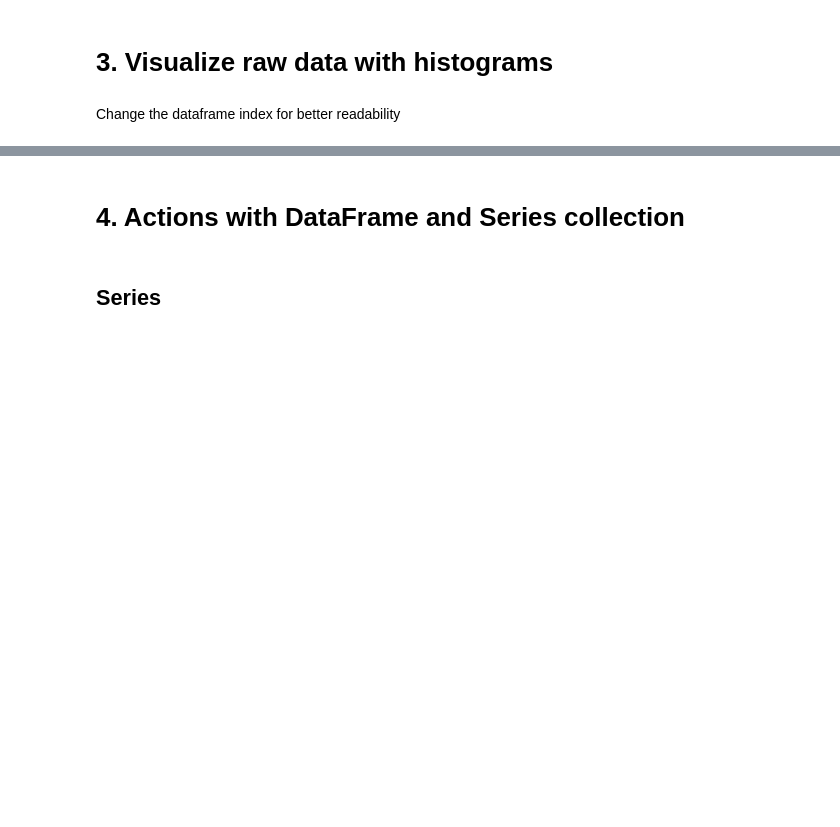
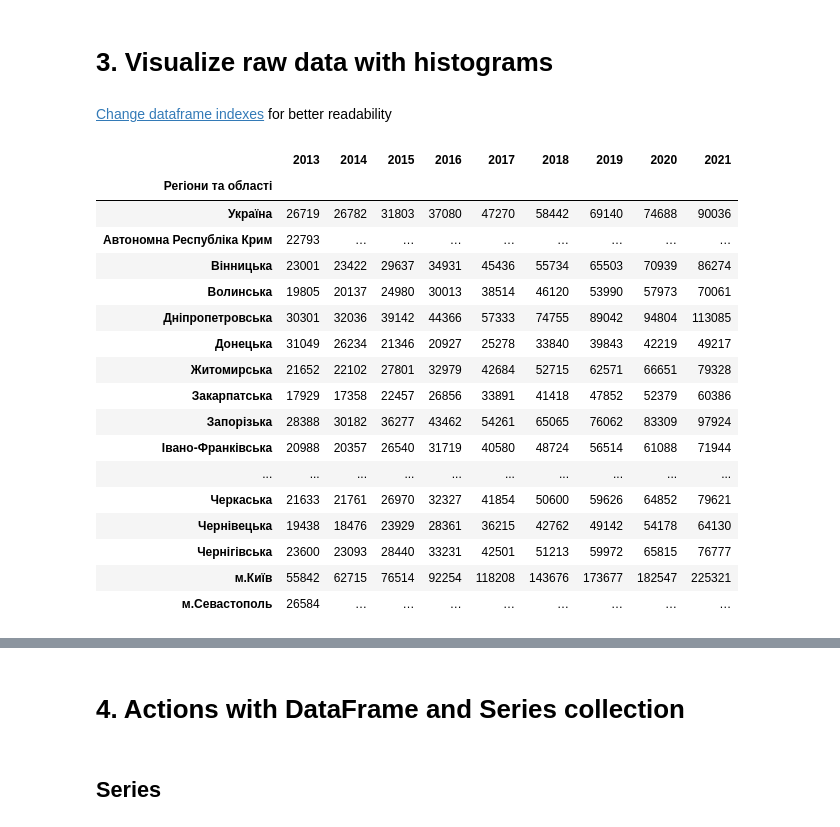
Before and after one commit to smoklien/kpi-machine-learning, a Jupyter notebook: lab-1/src/main.ipynb, the cells around one changed output, grey strips where cells are left out. Drawn from its saved outputs; the diff is of its cells as text; code cells hidden in the pictures; blank space fills up the shorter version.

```diff
--- a/lab-1/src/main.ipynb
+++ b/lab-1/src/main.ipynb
@@ -34,7 +54,31 @@ print(statistics_df)
 # %% [markdown]
 # 3. Visualize raw data with histograms
 # %% [markdown]
-Change the dataframe index for better readability
+[Change dataframe indexes](#5-data-cleaning) for better readability
 # %%
+# reset index and drop old index
+df = raw_df.reset_index(drop=True)
+
 # Sets the desired column 'Регіони та області' as the index (inplace modification)
-raw_df.set_index('Регіони та області', inplace=True)
+df.set_index('Регіони та області', inplace=True)
+
+df
+# %% [output]
+|  | 2013 | 2014 | 2015 | 2016 | 2017 | 2018 | 2019 | 2020 | 2021 |
+| Регіони та області |  |  |  |  |  |  |  |  |  |
+| Україна | 26719 | 26782 | 31803 | 37080 | 47270 | 58442 | 69140 | 74688 | 90036 |
+| Автономна Республіка Крим | 22793 | … | … | … | … | … | … | … | … |
+| Вінницька | 23001 | 23422 | 29637 | 34931 | 45436 | 55734 | 65503 | 70939 | 86274 |
+| Волинська | 19805 | 20137 | 24980 | 30013 | 38514 | 46120 | 53990 | 57973 | 70061 |
+| Дніпропетровська | 30301 | 32036 | 39142 | 44366 | 57333 | 74755 | 89042 | 94804 | 113085 |
+| Донецька | 31049 | 26234 | 21346 | 20927 | 25278 | 33840 | 39843 | 42219 | 49217 |
+| Житомирська | 21652 | 22102 | 27801 | 32979 | 42684 | 52715 | 62571 | 66651 | 79328 |
+| Закарпатська | 17929 | 17358 | 22457 | 26856 | 33891 | 41418 | 47852 | 52379 | 60386 |
+| Запорізька | 28388 | 30182 | 36277 | 43462 | 54261 | 65065 | 76062 | 83309 | 97924 |
+| Івано-Франківська | 20988 | 20357 | 26540 | 31719 | 40580 | 48724 | 56514 | 61088 | 71944 |
+| ... | ... | ... | ... | ... | ... | ... | ... | ... | ... |
+| Черкаська | 21633 | 21761 | 26970 | 32327 | 41854 | 50600 | 59626 | 64852 | 79621 |
+| Чернівецька | 19438 | 18476 | 23929 | 28361 | 36215 | 42762 | 49142 | 54178 | 64130 |
+| Чернігівська | 23600 | 23093 | 28440 | 33231 | 42501 | 51213 | 59972 | 65815 | 76777 |
+| м.Київ | 55842 | 62715 | 76514 | 92254 | 118208 | 143676 | 173677 | 182547 | 225321 |
+| м.Севастополь | 26584 | … | … | … | … | … | … | … | … |
```
Also changed, not shown: parts of 79 cells of this notebook, 3 other files.
